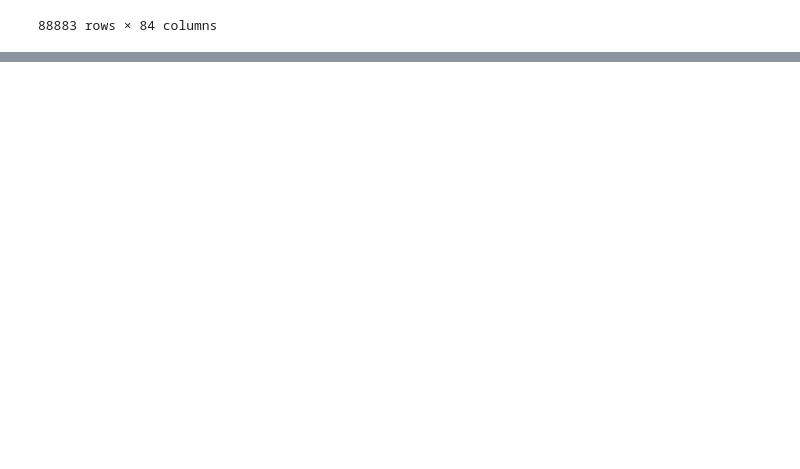
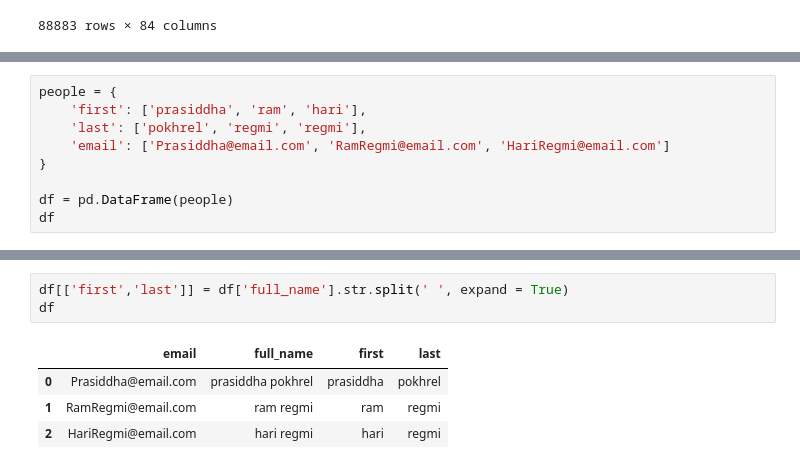
Before and after one commit to pkrlfamous/ML-Python, a Jupyter notebook: Pandas/pandas-practice.ipynb, the cells around one changed output, grey strips where cells are left out. Saved outputs shown, nothing was run; the diff lists cells and outputs as text; blank space fills up the shorter version.

```diff
--- a/Pandas/pandas-practice.ipynb
+++ b/Pandas/pandas-practice.ipynb
@@ -960,0 +982,9 @@ df.head(2)
+# %%
+people = {
+    'first': ['prasiddha', 'ram', 'hari'],
+    'last': ['pokhrel', 'regmi', 'regmi'],
+    'email': ['Prasiddha@email.com', 'RamRegmi@email.com', 'HariRegmi@email.com']
+}
+
+df = pd.DataFrame(people)
+df
@@ -960,0 +1033,8 @@ df.head(2)
+# %%
+df[['first','last']] = df['full_name'].str.split(' ', expand = True)
+df
+# %% [output]
+|  | email | full_name | first | last |
+| 0 | Prasiddha@email.com | prasiddha pokhrel | prasiddha | pokhrel |
+| 1 | RamRegmi@email.com | ram regmi | ram | regmi |
+| 2 | HariRegmi@email.com | hari regmi | hari | regmi |
```
Also changed, not shown: parts of 26 cells of this notebook.
